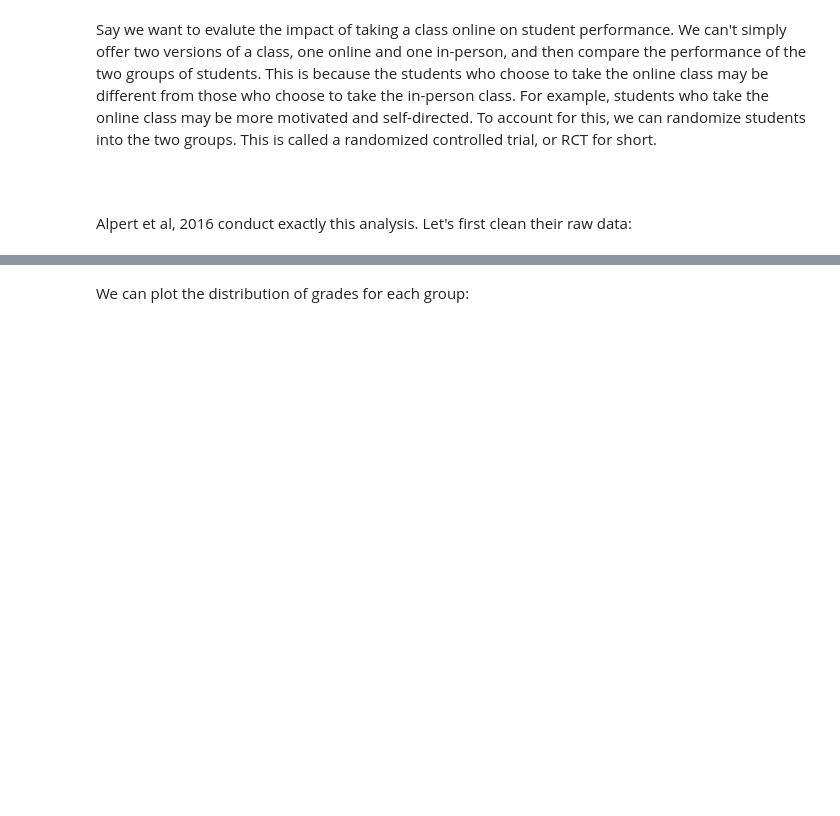
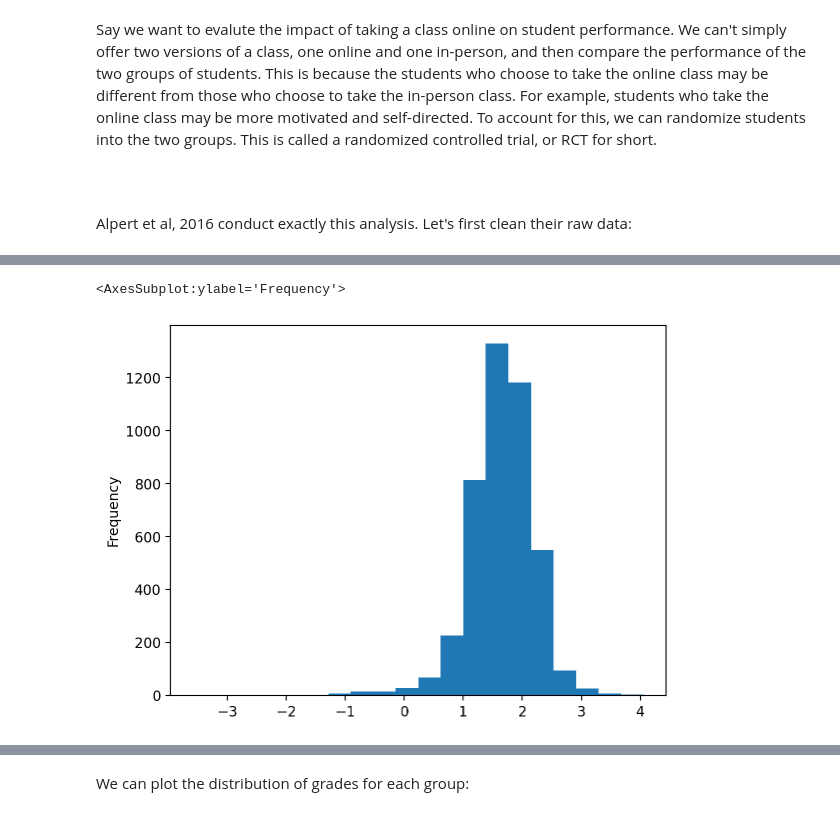
Before and after one commit to CAlamosV/econ, a Jupyter notebook: test.ipynb, the cells around one changed output, grey strips where cells are left out. Saved outputs shown, nothing was run; the diff lists cells and outputs as text; code cells hidden in the pictures; blank space fills up the shorter version.

```diff
--- a/test.ipynb
+++ b/test.ipynb
@@ -29,0 +122,33 @@ df = (
+# %%
+df = wage_panel.load()
+df = df.rename(
+    columns={
+        "nr": "i",
+        "year": "t",
+        "exper": "experience",
+        "expersq": "experience_squared",
+        "married": "is_married",
+        "union": "is_union_member",
+        "lwage": "log_wage",
+    }
+)[
+    [
+        "i",
+        "t",
+        "experience",
+        "experience_squared",
+        "is_married",
+        "is_union_member",
+        "log_wage",
+    ]
+]
+
+# Demean the data
+for col in [
+    "experience",
+    "experience_squared",
+    "is_married",
+    "is_union_member",
+    "log_wage",
+]:
+    df[col + "_demeaned"] = df.groupby("i")[col].transform(lambda x: x - x.mean())
@@ -29,0 +206,9 @@ df = (
+# %%
+from linearmodels.datasets import wage_panel
+
+df = wage_panel.load()
+# %%
+df["log_wage"].plot.hist(bins=20)
+# %% [output]
+<AxesSubplot:ylabel='Frequency'>
+[figure, added]
```
Also changed, not shown: parts of 40 cells of this notebook, 46 other files.
